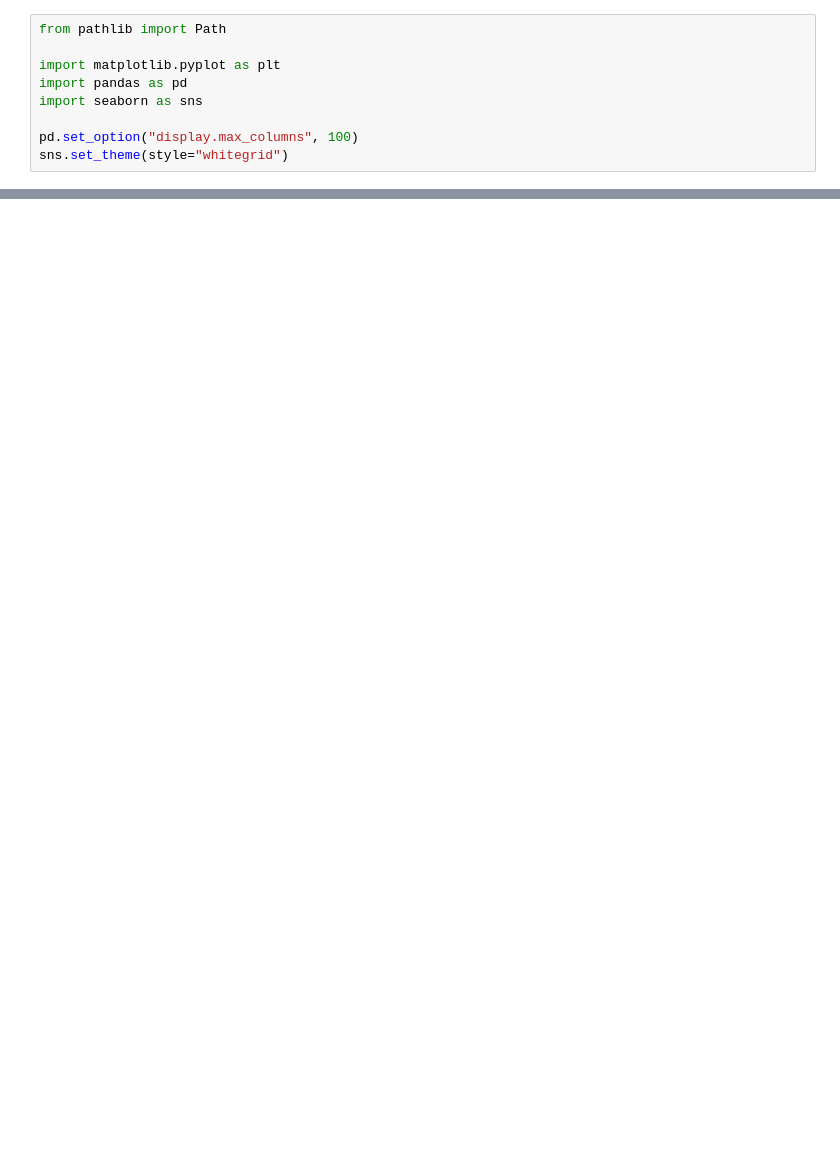
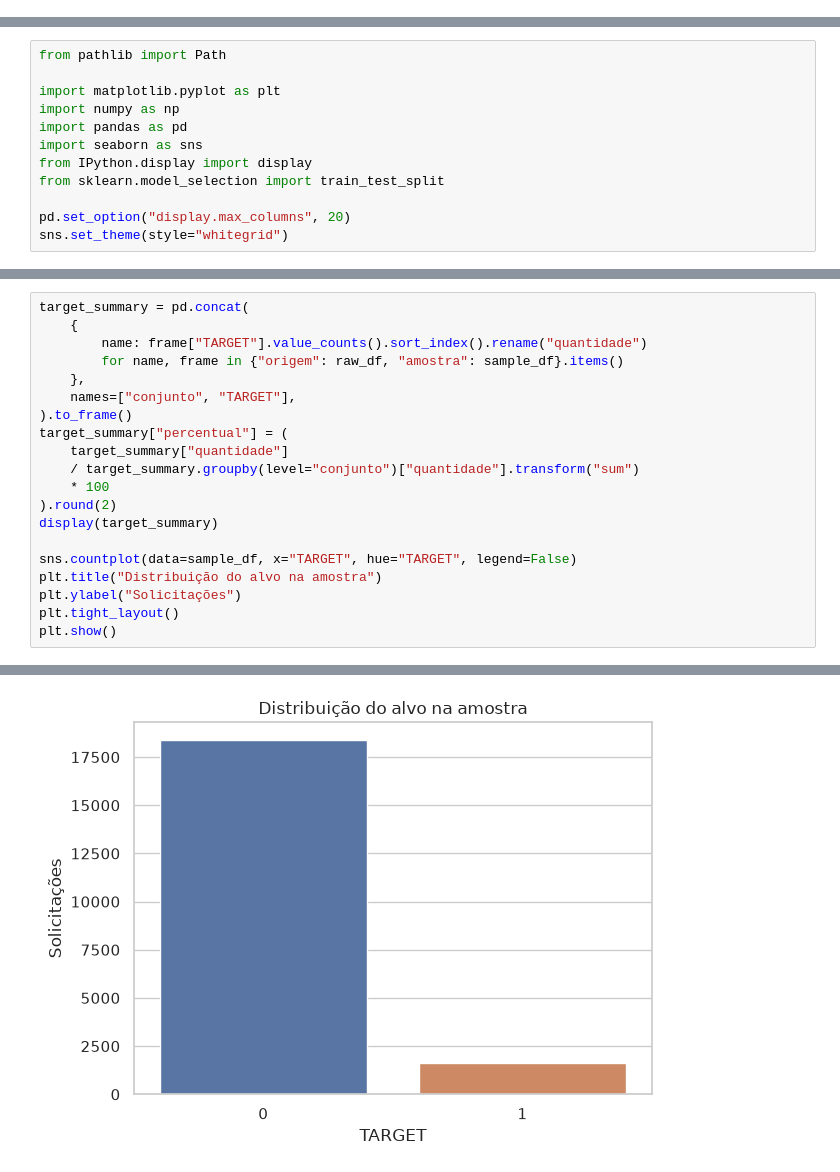
Before and after one commit to jrrrtricolor/FIAP-fase4-fintech, a Jupyter notebook: notebooks/01_eda_home_credit.ipynb, the cells around one changed output, grey strips where cells are left out. Cells and saved outputs as stored; diff of their text form; blank space fills up the shorter version.

```diff
--- a/notebooks/01_eda_home_credit.ipynb
+++ b/notebooks/01_eda_home_credit.ipynb
@@ -9,9 +0,0 @@ As dependências são instaladas pela imagem Docker a partir dos arquivos `requi
-# %%
-from pathlib import Path
-
-import matplotlib.pyplot as plt
-import pandas as pd
-import seaborn as sns
-
-pd.set_option("display.max_columns", 100)
-sns.set_theme(style="whitegrid")
@@ -162,0 +20,12 @@ categorical_summary
+# %%
+from pathlib import Path
+
+import matplotlib.pyplot as plt
+import numpy as np
+import pandas as pd
+import seaborn as sns
+from IPython.display import display
+from sklearn.model_selection import train_test_split
+
+pd.set_option("display.max_columns", 20)
+sns.set_theme(style="whitegrid")
@@ -162,0 +171,21 @@ categorical_summary
+# %%
+target_summary = pd.concat(
+    {
+        name: frame["TARGET"].value_counts().sort_index().rename("quantidade")
+        for name, frame in {"origem": raw_df, "amostra": sample_df}.items()
+    },
+    names=["conjunto", "TARGET"],
+).to_frame()
+target_summary["percentual"] = (
+    target_summary["quantidade"]
+    / target_summary.groupby(level="conjunto")["quantidade"].transform("sum")
+    * 100
+).round(2)
+display(target_summary)
+
+sns.countplot(data=sample_df, x="TARGET", hue="TARGET", legend=False)
+plt.title("Distribuição do alvo na amostra")
+plt.ylabel("Solicitações")
+plt.tight_layout()
+plt.show()
+# %% [output]
@@ -162,0 +198 @@ categorical_summary
+[figure, added]
```
Also changed, not shown: parts of 37 cells of this notebook, 6 other files.
